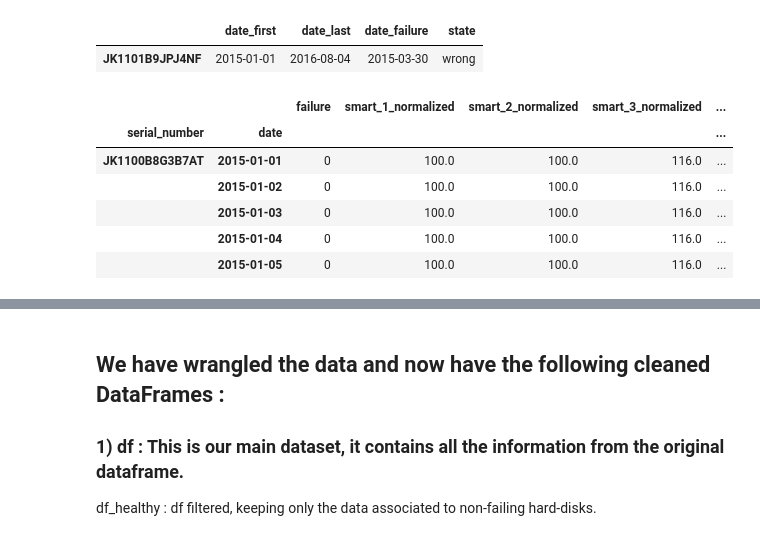
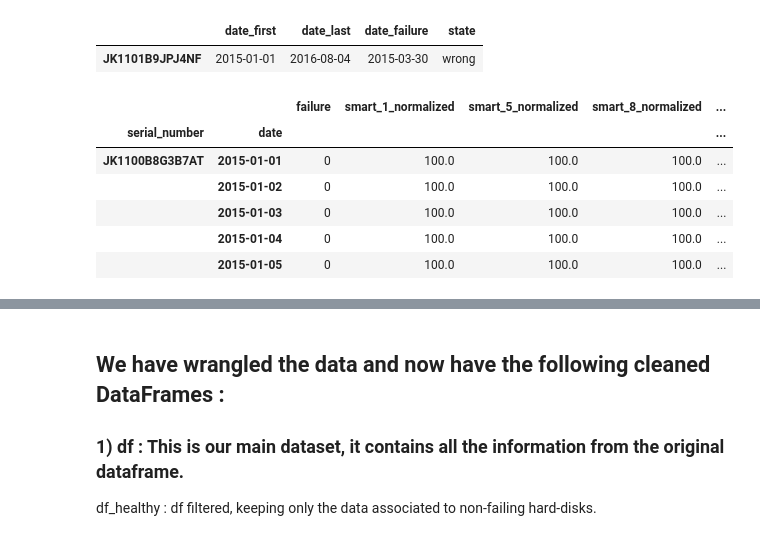
Before and after one commit to FabCec/planned_replacements, a Jupyter notebook: DataWrangling_2_SmartMetricsAndFailures.ipynb, the cells around one changed output, grey strips where cells are left out. Cells and saved outputs as stored; diff of their text form; code cells hidden in the pictures.

```diff
--- a/DataWrangling_2_SmartMetricsAndFailures.ipynb
+++ b/DataWrangling_2_SmartMetricsAndFailures.ipynb
@@ -98,22 +98,24 @@ df_serialnumber[df_serialnumber['state'] == 'wrong']
 # %%
 # Add a column to the main df stating whether the entry belongs to a failing hard-disk: 1 or not: 0
 df['state'] = df.serial_number.apply(lambda x : df_serialnumber.state[x])
 
 # The dataset has a natural structure with a 2-levels indexing :
 # 1) The outer level captures a specific hard-disk (identified by the serial_number) ;
 # 2) The inner level captures the TimeStamp of the recording.
 
+df = df[df['state'] != 'wrong']
+
 df = df.set_index(['serial_number','date']).sort_index()
 
 df.head()
 # %% [output]
-|  |  | failure | smart_1_normalized | smart_2_normalized | smart_3_normalized | ... |
+|  |  | failure | smart_1_normalized | smart_5_normalized | smart_8_normalized | ... |
 | serial_number | date |  |  |  |  | ... |
-| JK1100B8G3B7AT | 2015-01-01 | 0 | 100.0 | 100.0 | 116.0 | ... |
-|  | 2015-01-02 | 0 | 100.0 | 100.0 | 116.0 | ... |
-|  | 2015-01-03 | 0 | 100.0 | 100.0 | 116.0 | ... |
-|  | 2015-01-04 | 0 | 100.0 | 100.0 | 116.0 | ... |
-|  | 2015-01-05 | 0 | 100.0 | 100.0 | 116.0 | ... |
+| JK1100B8G3B7AT | 2015-01-01 | 0 | 100.0 | 100.0 | 100.0 | ... |
+|  | 2015-01-02 | 0 | 100.0 | 100.0 | 100.0 | ... |
+|  | 2015-01-03 | 0 | 100.0 | 100.0 | 100.0 | ... |
+|  | 2015-01-04 | 0 | 100.0 | 100.0 | 100.0 | ... |
+|  | 2015-01-05 | 0 | 100.0 | 100.0 | 100.0 | ... |
 # %%
 # smart_metrics contains the list of names for the SMART metrics we are considering for the model ModelName
 smart_metrics = df.columns[1:-1]
```
Also changed, not shown: parts of 22 cells of this notebook.
